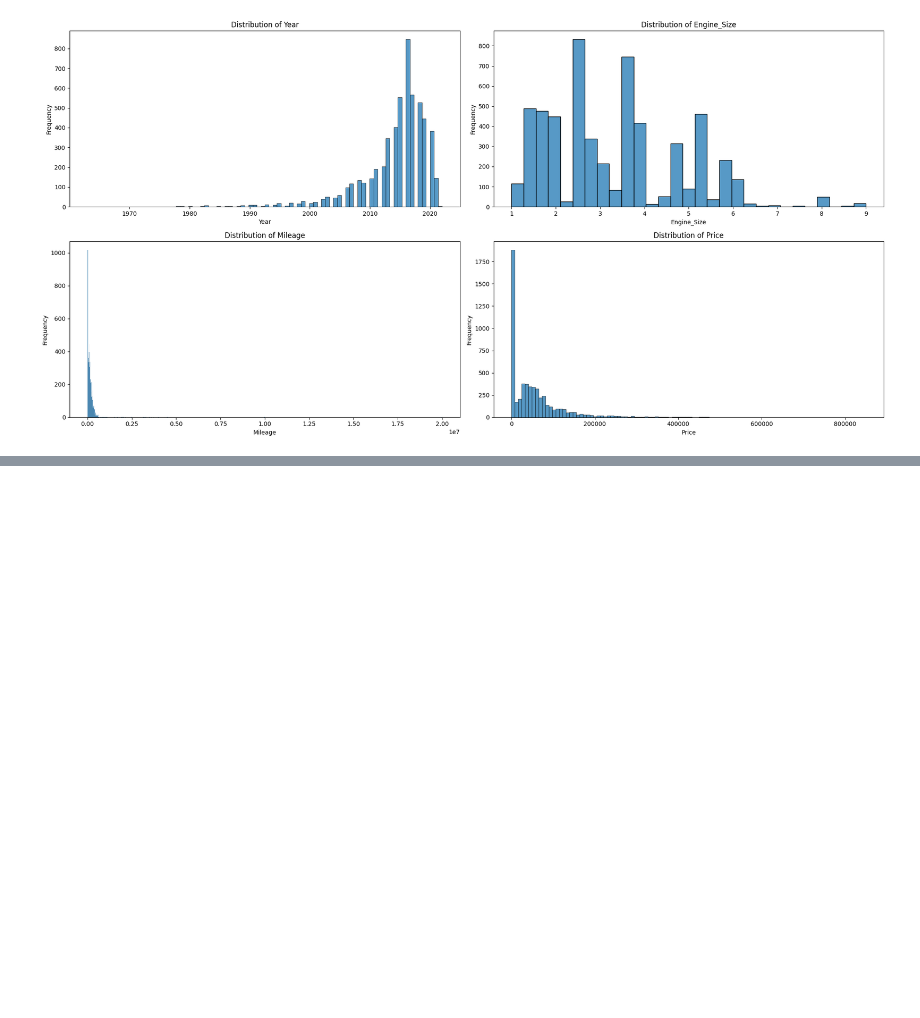
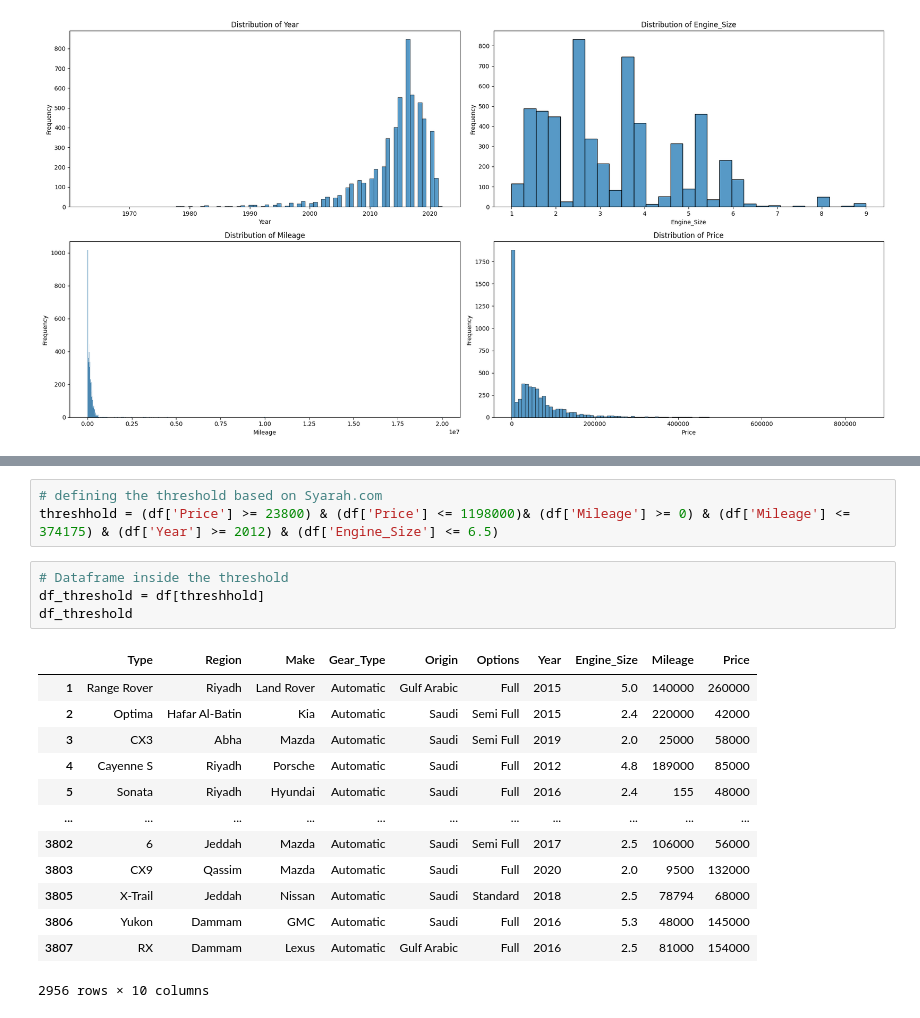
Before and after one commit to fiqrioemry/used_car_regression, a Jupyter notebook: used_car_prediction.ipynb, the cells around one changed output, grey strips where cells are left out. Saved outputs shown, nothing was run; the diff lists cells and outputs as text; blank space fills up the shorter version.

```diff
--- a/used_car_prediction.ipynb
+++ b/used_car_prediction.ipynb
@@ -112,0 +333,21 @@ plt.show()
+# %%
+# defining the threshold based on Syarah.com
+threshhold = (df['Price'] >= 23800) & (df['Price'] <= 1198000)& (df['Mileage'] >= 0) & (df['Mileage'] <= 374175) & (df['Year'] >= 2012) & (df['Engine_Size'] <= 6.5)
+# %%
+# Dataframe inside the threshold
+df_threshold = df[threshhold]
+df_threshold
+# %% [output]
+|  | Type | Region | Make | Gear_Type | Origin | Options | Year | Engine_Size | Mileage | Price |
+| 1 | Range Rover | Riyadh | Land Rover | Automatic | Gulf Arabic | Full | 2015 | 5.0 | 140000 | 260000 |
+| 2 | Optima | Hafar Al-Batin | Kia | Automatic | Saudi | Semi Full | 2015 | 2.4 | 220000 | 42000 |
+| 3 | CX3 | Abha | Mazda | Automatic | Saudi | Semi Full | 2019 | 2.0 | 25000 | 58000 |
+| 4 | Cayenne S | Riyadh | Porsche | Automatic | Saudi | Full | 2012 | 4.8 | 189000 | 85000 |
+| 5 | Sonata | Riyadh | Hyundai | Automatic | Saudi | Full | 2016 | 2.4 | 155 | 48000 |
+| ... | ... | ... | ... | ... | ... | ... | ... | ... | ... | ... |
+| 3802 | 6 | Jeddah | Mazda | Automatic | Saudi | Semi Full | 2017 | 2.5 | 106000 | 56000 |
+| 3803 | CX9 | Qassim | Mazda | Automatic | Saudi | Full | 2020 | 2.0 | 9500 | 132000 |
+| 3805 | X-Trail | Jeddah | Nissan | Automatic | Saudi | Standard | 2018 | 2.5 | 78794 | 68000 |
+| 3806 | Yukon | Dammam | GMC | Automatic | Saudi | Full | 2016 | 5.3 | 48000 | 145000 |
+| 3807 | RX | Dammam | Lexus | Automatic | Gulf Arabic | Full | 2016 | 2.5 | 81000 | 154000 |
+2956 rows × 10 columns
```
Also changed, not shown: parts of 35 cells of this notebook, 1 other file.
